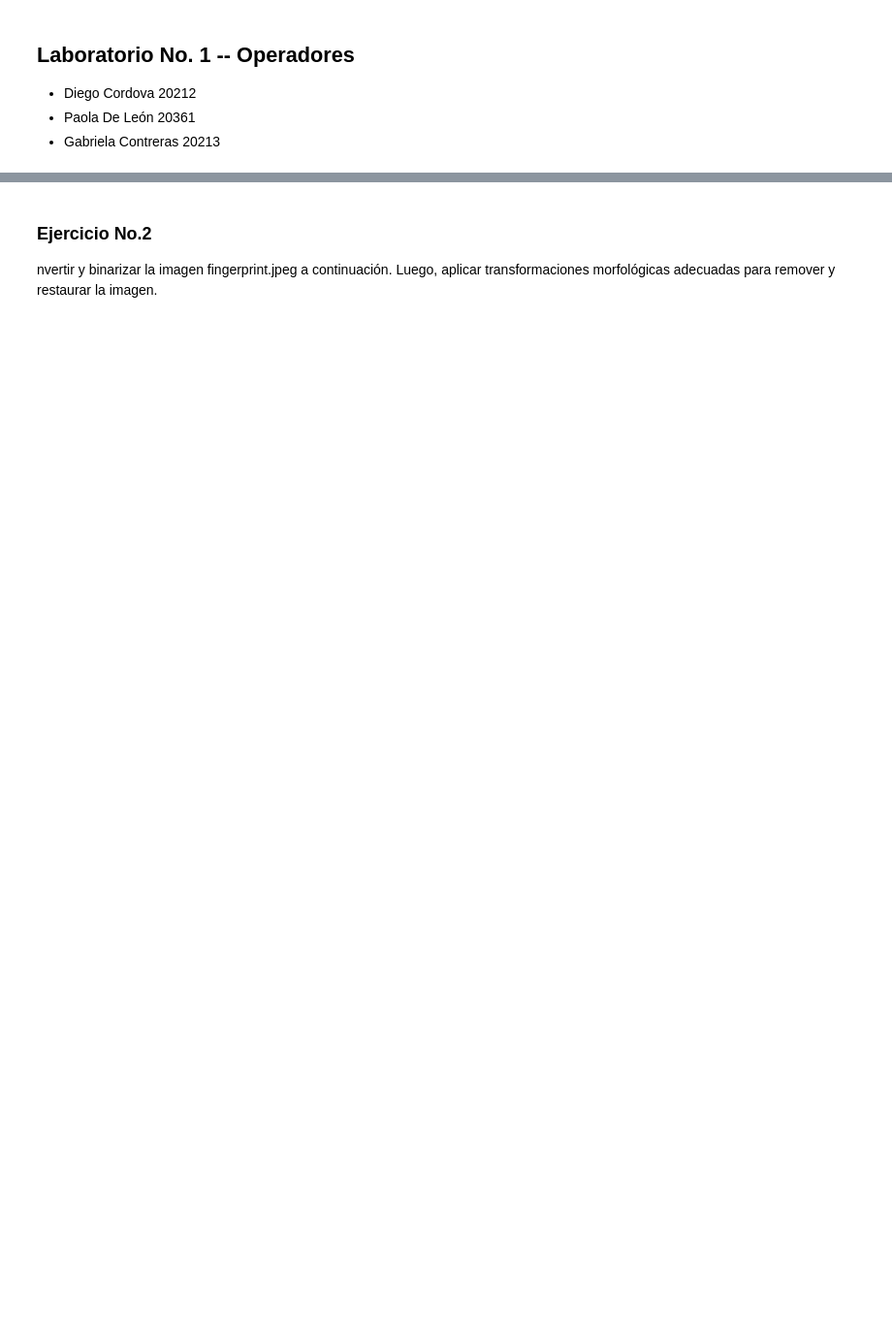
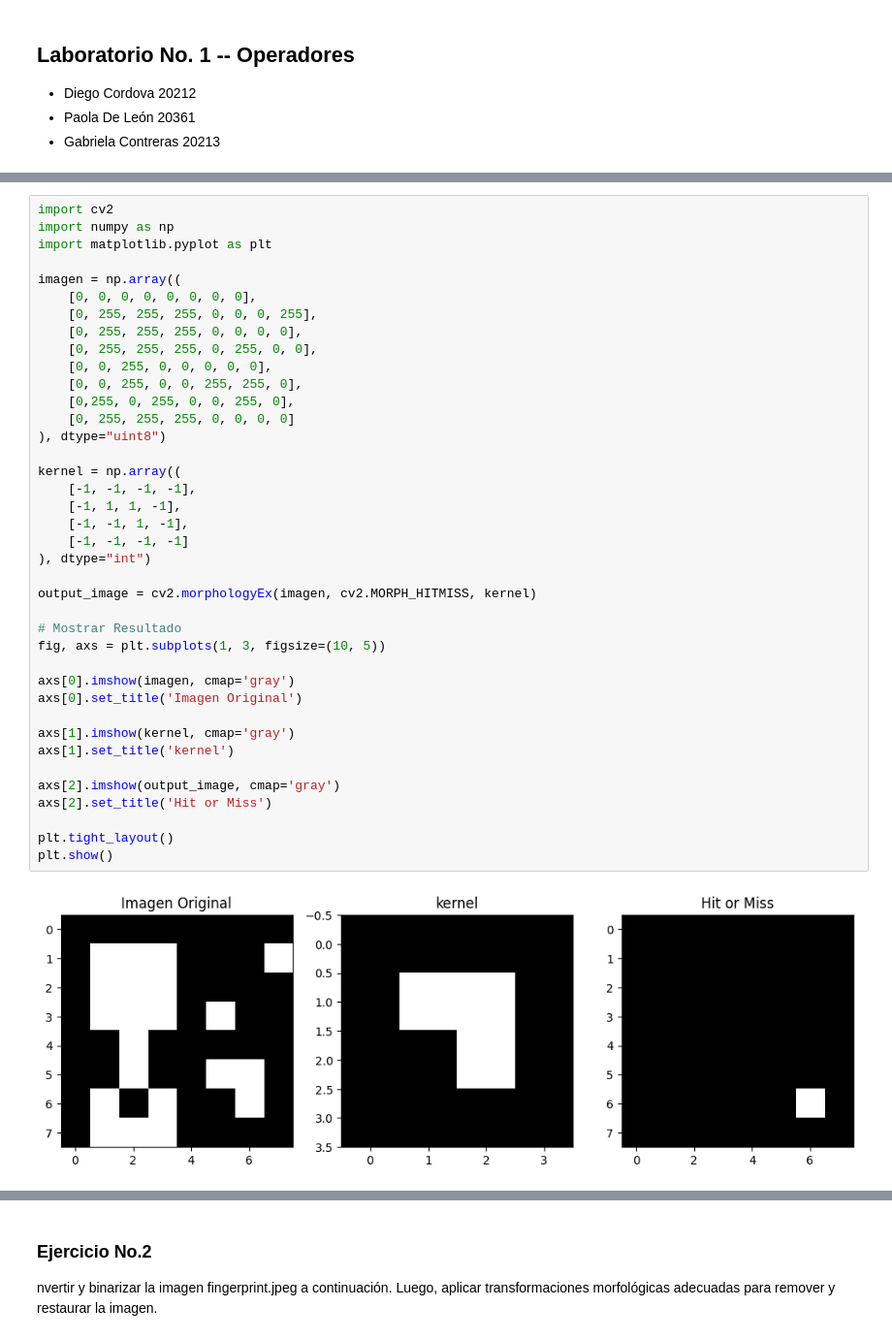
Before and after one commit to Paola-Contreras/lab01-VC, a Jupyter notebook: Lab.ipynb, the cells around one changed output, grey strips where cells are left out. Shown at 97% size. Cells and saved outputs as stored; diff of their text form; blank space fills up the shorter version.

```diff
--- a/Lab.ipynb
+++ b/Lab.ipynb
@@ -7,0 +28,41 @@
+# %%
+import cv2
+import numpy as np
+import matplotlib.pyplot as plt
+
+imagen = np.array((
+    [0, 0, 0, 0, 0, 0, 0, 0],
+    [0, 255, 255, 255, 0, 0, 0, 255],
+    [0, 255, 255, 255, 0, 0, 0, 0],
+    [0, 255, 255, 255, 0, 255, 0, 0],
+    [0, 0, 255, 0, 0, 0, 0, 0],
+    [0, 0, 255, 0, 0, 255, 255, 0],
+    [0,255, 0, 255, 0, 0, 255, 0],
+    [0, 255, 255, 255, 0, 0, 0, 0]
+), dtype="uint8")
+
+kernel = np.array((
+    [-1, -1, -1, -1],
+    [-1, 1, 1, -1],
+    [-1, -1, 1, -1],
+    [-1, -1, -1, -1]
+), dtype="int")
+
+output_image = cv2.morphologyEx(imagen, cv2.MORPH_HITMISS, kernel)
+
+# Mostrar Resultado
+fig, axs = plt.subplots(1, 3, figsize=(10, 5))
+
+axs[0].imshow(imagen, cmap='gray')
+axs[0].set_title('Imagen Original')
+
+axs[1].imshow(kernel, cmap='gray')
+axs[1].set_title('kernel')
+
+axs[2].imshow(output_image, cmap='gray')
+axs[2].set_title('Hit or Miss')
+
+plt.tight_layout()
+plt.show()
+# %% [output]
+[figure, added]
```
Also changed, not shown: parts of 6 cells of this notebook.
